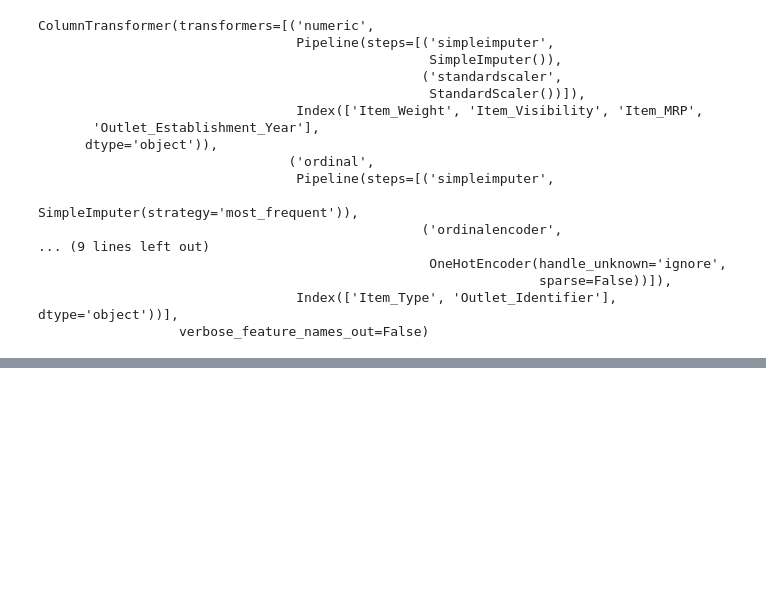
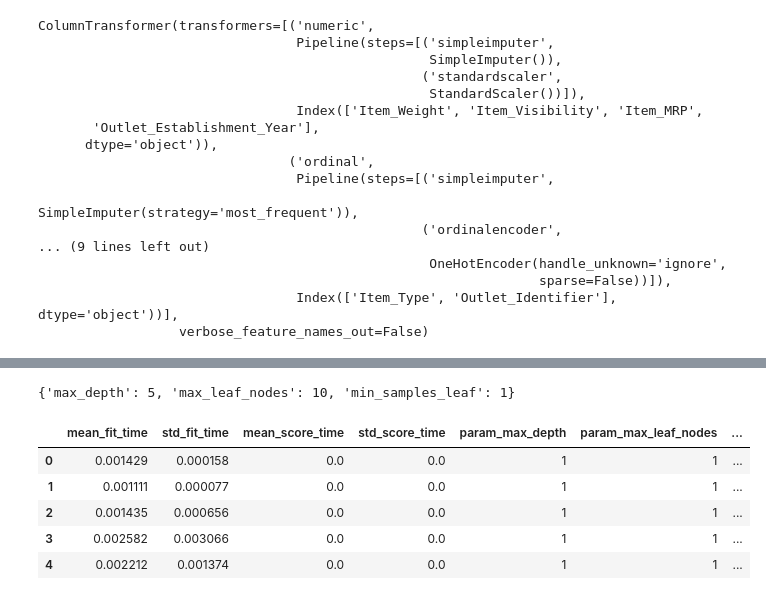
Before and after one commit to sof2401/Prediction-of-Product-Sales-Project, a Jupyter notebook: Prediction_of_Product_Sales_Project.ipynb, the cells around one changed output, grey strips where cells are left out. Saved outputs shown, nothing was run; the diff lists cells and outputs as text; code cells hidden in the pictures; blank space fills up the shorter version.

```diff
--- a/Prediction_of_Product_Sales_Project.ipynb
+++ b/Prediction_of_Product_Sales_Project.ipynb
@@ -741,0 +832,7 @@ ColumnTransformer(transformers=[('numeric',
+# %%
+#2 Random Forest Model
+from sklearn.ensemble import RandomForestRegressor
+
+rf= RandomForestRegressor(random_state=42)
+
+rf.fit(X_train_tf, y_train)
@@ -741,0 +861,9 @@ ColumnTransformer(transformers=[('numeric',
+# %%
+# GridSearchCV
+from sklearn.tree import DecisionTreeRegressor
+from sklearn.model_selection import train_test_split, GridSearchCV
+
+dec_tree= DecisionTreeRegressor(random_state=42)
+dec_tree.fit(X_train_tf, y_train)
+
+evaluate_regression(dec_tree, X_train_tf, y_train, X_test_tf,y_test)
@@ -741,0 +900,7 @@ ColumnTransformer(transformers=[('numeric',
+# %%
+param_grid= {'min_samples_leaf': [1,2,3,4,5,6,7,8,9,10],
+              'max_depth':[1,2,3,4,5,None],
+             'max_leaf_nodes':[1,2,3,4,5,6,7,8,9,10]}
+# %%
+grid_search=GridSearchCV(dec_tree, param_grid, n_jobs=-1, verbose=1)
+grid_search.fit(X_train_tf, y_train)
@@ -741,0 +931,14 @@ ColumnTransformer(transformers=[('numeric',
+# %%
+grid_search.best_params_
+# %% [output]
+{'max_depth': 5, 'max_leaf_nodes': 10, 'min_samples_leaf': 1}
+# %%
+cv_results= pd.DataFrame(grid_search.cv_results_)
+cv_results.head()
+# %% [output]
+|  | mean_fit_time | std_fit_time | mean_score_time | std_score_time | param_max_depth | param_max_leaf_nodes | ... |
+| 0 | 0.001429 | 0.000158 | 0.0 | 0.0 | 1 | 1 | ... |
+| 1 | 0.001111 | 0.000077 | 0.0 | 0.0 | 1 | 1 | ... |
+| 2 | 0.001435 | 0.000656 | 0.0 | 0.0 | 1 | 1 | ... |
+| 3 | 0.002582 | 0.003066 | 0.0 | 0.0 | 1 | 1 | ... |
+| 4 | 0.002212 | 0.001374 | 0.0 | 0.0 | 1 | 1 | ... |
```
Also changed, not shown: parts of 22 cells of this notebook.
